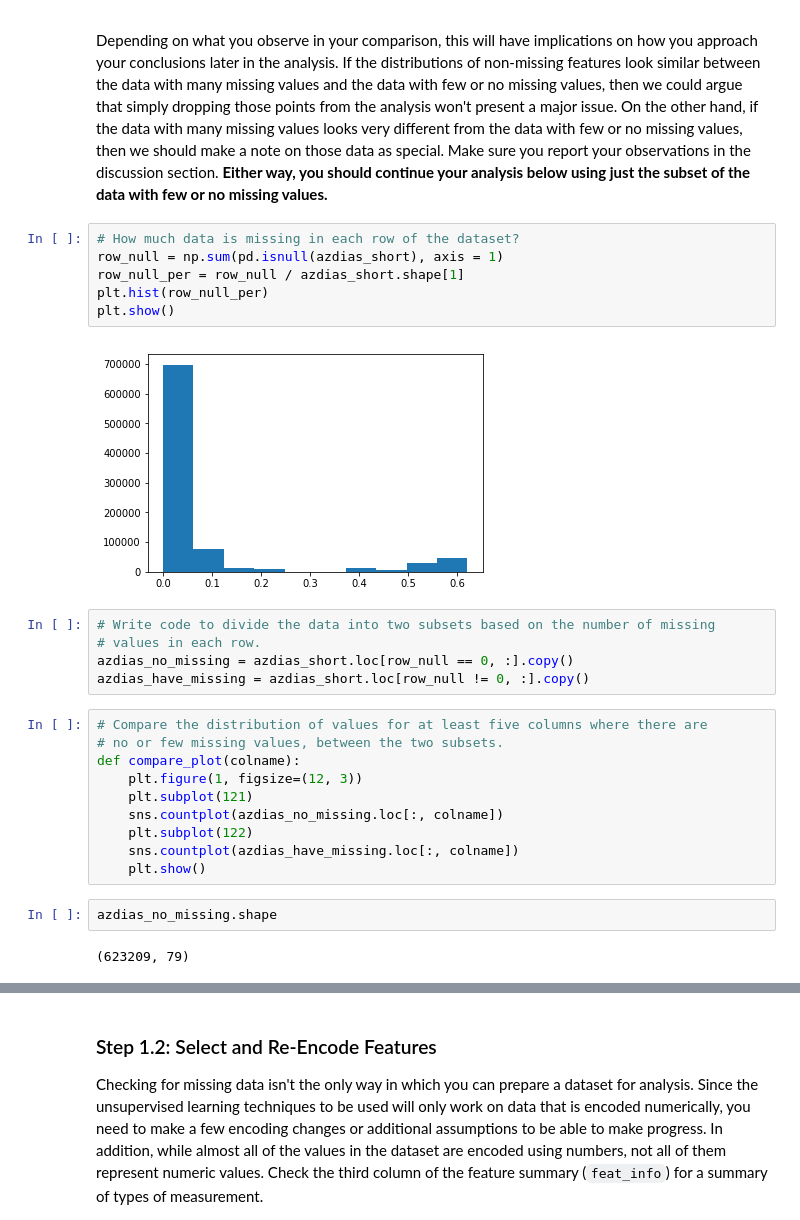
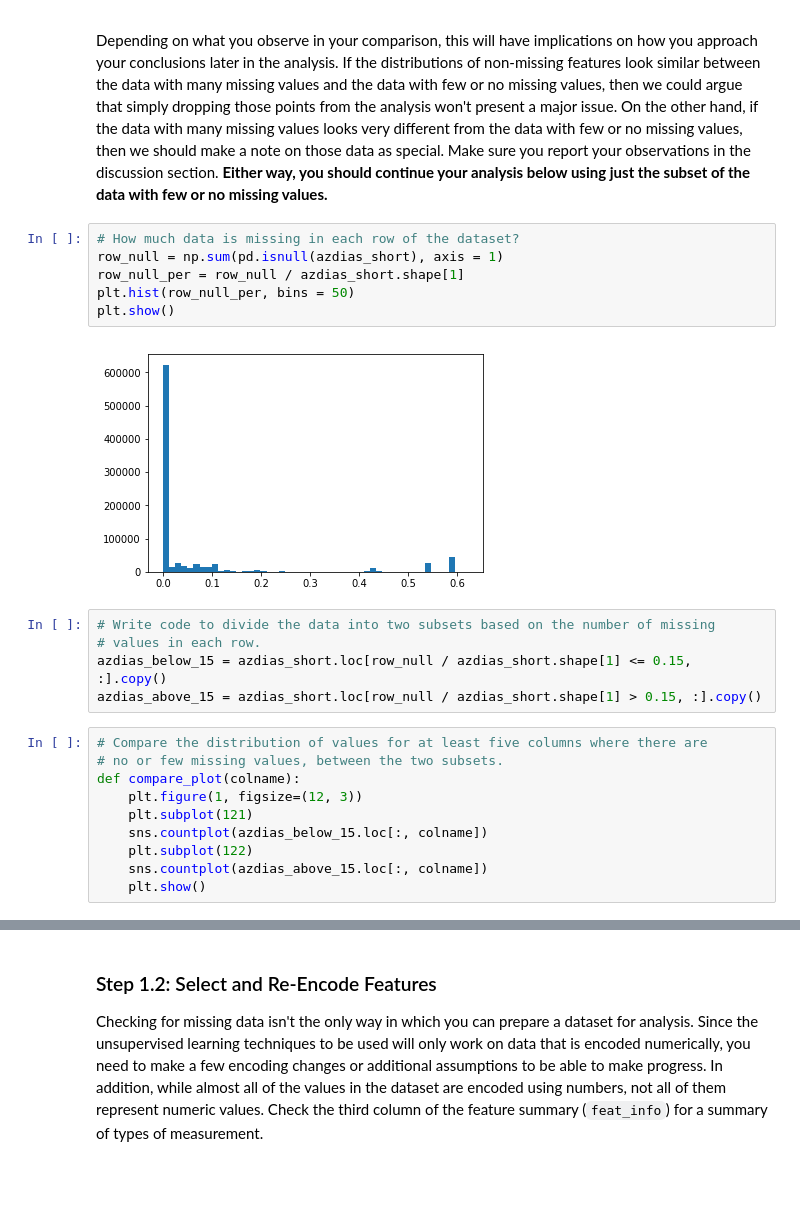
Before and after one commit to fxzero/Identify-Customer-Segments, a Jupyter notebook: Identify_Customer_Segments.ipynb, the cells around one changed output, grey strips where cells are left out. Drawn from its saved outputs; the diff is of its cells as text; blank space fills up the shorter version.

```diff
--- a/Identify_Customer_Segments.ipynb
+++ b/Identify_Customer_Segments.ipynb
@@ -142,27 +142,23 @@ Depending on what you observe in your comparison, this will have implications on
 # %%
 # How much data is missing in each row of the dataset?
 row_null = np.sum(pd.isnull(azdias_short), axis = 1)
 row_null_per = row_null / azdias_short.shape[1]
-plt.hist(row_null_per)
+plt.hist(row_null_per, bins = 50)
 plt.show()
 # %% [output]
-[figure, old version]
+[figure, new version]
 # %%
 # Write code to divide the data into two subsets based on the number of missing
 # values in each row.
-azdias_no_missing = azdias_short.loc[row_null == 0, :].copy()
-azdias_have_missing = azdias_short.loc[row_null != 0, :].copy()
+azdias_below_15 = azdias_short.loc[row_null / azdias_short.shape[1] <= 0.15, :].copy()
+azdias_above_15 = azdias_short.loc[row_null / azdias_short.shape[1] > 0.15, :].copy()
 # %%
 # Compare the distribution of values for at least five columns where there are
 # no or few missing values, between the two subsets.
 def compare_plot(colname):
     plt.figure(1, figsize=(12, 3))
     plt.subplot(121)
-    sns.countplot(azdias_no_missing.loc[:, colname])
+    sns.countplot(azdias_below_15.loc[:, colname])
     plt.subplot(122)
-    sns.countplot(azdias_have_missing.loc[:, colname])
+    sns.countplot(azdias_above_15.loc[:, colname])
     plt.show()
-# %%
-azdias_no_missing.shape
-# %% [output]
-(623209, 79)
```
Also changed, not shown: parts of 54 cells of this notebook.
